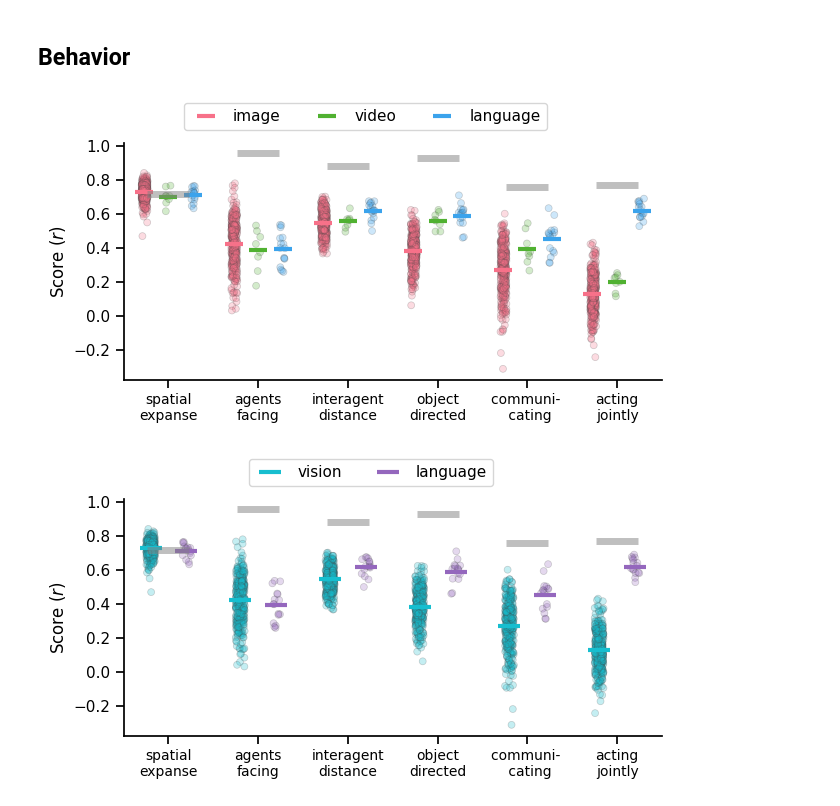
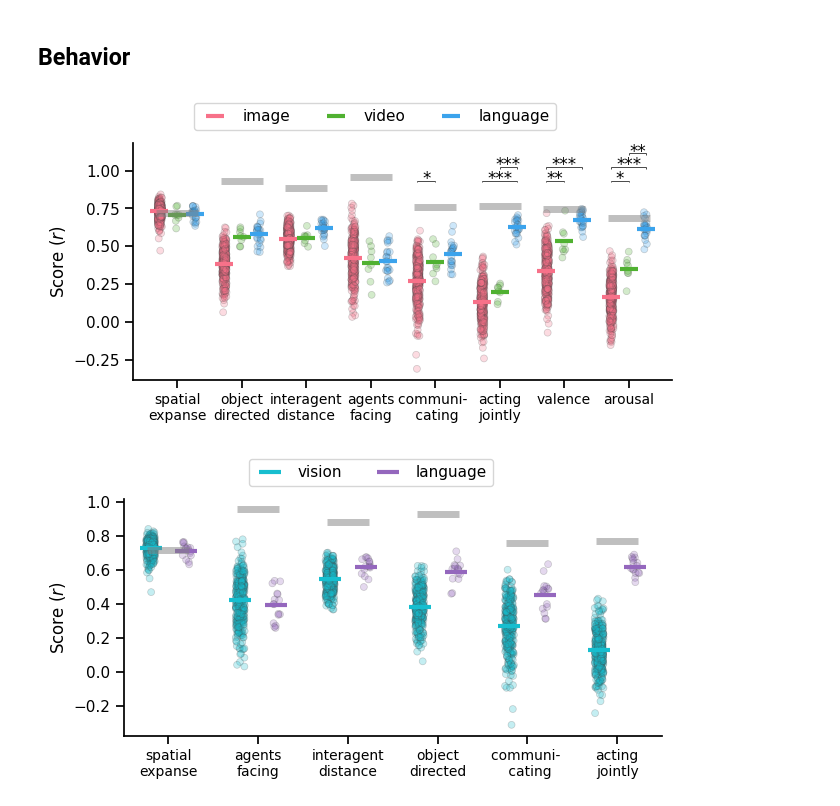
Before and after one commit to Isik-lab/SIfMRI_modeling, a Jupyter notebook: notebooks/model_class_averaging.ipynb, the cells around one changed output. Drawn from its saved outputs; the diff is of its cells as text; code cells hidden in the pictures.

```diff
--- a/notebooks/model_class_averaging.ipynb
+++ b/notebooks/model_class_averaging.ipynb
@@ -18,7 +18,7 @@ model_info = get_model_options()
 # Setup
 # %%
 figure_path = '../reports/figures/ResultsSummary'
-cut_emotion = True
+cut_emotion = False
 # %%
 rois = ['EVC', 'MT', 'EBA', 'LOC', 'pSTS', 'aSTS', 'FFA', 'PPA']
 perturbations = ['no nouns', 'only verbs', 'no verbs', 'only nouns', 'shuffled']
@@ -86,11 +94,18 @@ def mean_of_arrays(series):
 behavior_reliability = pd.read_csv(f'../data/interim/ReorganizeBehavior/metadata.csv')
 behavior_reliability.replace(feature_naming(behavior_reliability.feature.unique()), inplace=True)
 if cut_emotion:
+    annotated_features = ["spatial expanse", "agents facing", "interagent distance",
+                      "object directed", "communicating", "acting jointly",
+                      "valence", "arousal"]
     behavior_reliability = behavior_reliability.loc[~behavior_reliability.feature.isin(['valence',
                                                                                         'arousal'])].reset_index(drop=True)
     behavior_reliability['feature'] = pd.Categorical(behavior_reliability['feature'],
                                                      categories=annotated_features[:-2], ordered=True)
 else:
+    annotated_features = ["spatial expanse", "object directed",
+                          "interagent distance", "agents facing",
+                          "communicating", "acting jointly",
+                          "valence", "arousal"]
     behavior_reliability['feature'] = pd.Categorical(behavior_reliability['feature'],
                                                      categories=annotated_features, ordered=True)
 behavior_reliability
@@ -245,10 +262,12 @@ def plot_perturbation_summary(df_, category, stats=None, stats_ypos=None,
 # %%
 if cut_emotion:
     out_file = '../reports/figures/ResultsSummary/behavior_pertubations_noemotion.pdf'
+    figsize=(6.5,3.8)
 else:
     out_file = '../reports/figures/ResultsSummary/behavior_pertubations.pdf'
+    figsize=(7.5,3.8)
 plot_perturbation_summary(ratio_df, 'feature',# reliability_=behavior_reliability,
                           stats=stats, y_label='Score degredation ($1 - \\frac{r_p}{r_o}$)',
-                          y_var='score', stats_ypos=y_pos,
+                          y_var='score', figsize=figsize,
                           out_file=out_file)
 # %% [output]
@@ -544,3 +504,28 @@ def plot_combined_behavior_summary(df_, reliability_, hue='model_class', out_fil
+# %%
+top = '../data/interim/ModelAveraging/'
+files = [f'{top}/LanguageBehaviorEncoding_none.pkl.gz']
+files += [f'{top}/VisionBehaviorEncoding_grouped_average.pkl.gz']
+files += [f'{top}/VideoBehaviorEncoding_None.pkl.gz']
+
+df = []
+for file in files:
+    cdf = pd.read_pickle(file)
+    add_model_class(file, cdf)
+    df.append(cdf)
+df = pd.concat(df)
+df['feature'] = df['feature'].replace(feature_naming(df.feature.unique()))
+df.set_index(['model_class', 'feature'], inplace=True)
+
+stats = []
+model_classes = ['image', 'video', 'language']
+for feature in annotated_features:
+    for m1, m2 in combinations(model_classes, 2):
+        null_diff = df.loc[m1, feature]['r_null_dist'] - df.loc[m2, feature]['r_null_dist']
+        diff = df.loc[m1, feature]['test_score'] - df.loc[m2, feature]['test_score']
+        p = calculate_p(null_diff, diff, n_perm_=len(null_diff), H0_='two_tailed')
+        stats.append({'model1': m1, 'model2': m2, 'feature': feature, 'p': p})
+stats = pd.DataFrame(stats)
+stats.set_index(['feature', 'model1', 'model2'], inplace=True)
 # %%
 top = '../data/interim/ModelSummary/'
 files = [f'{top}/LanguageBehaviorEncoding_none.csv.gz']
@@ -569,12 +634,14 @@ df = df.loc[df.set == 'test'].reset_index(drop=True)
 # %%
 if cut_emotion:
     out_file = f'{figure_path}/behavior_summary_noemotion.pdf'
 else:
     out_file = f'{figure_path}/behavior_summary.pdf'
 plot_combined_behavior_summary(df, behavior_reliability,
-                               out_file=out_file)
+                               out_file=out_file,
+                              stats=stats, features=annotated_features,
+                               grouping=model_classes)
 # %% [output]
-[figure, old version]
+[figure, new version]
 # %%
 if cut_emotion:
     out_file = f'{figure_path}/behavior_vision-language_noemotion.pdf'
```
Also changed, not shown: parts of 18 cells of this notebook, 3 other files.
